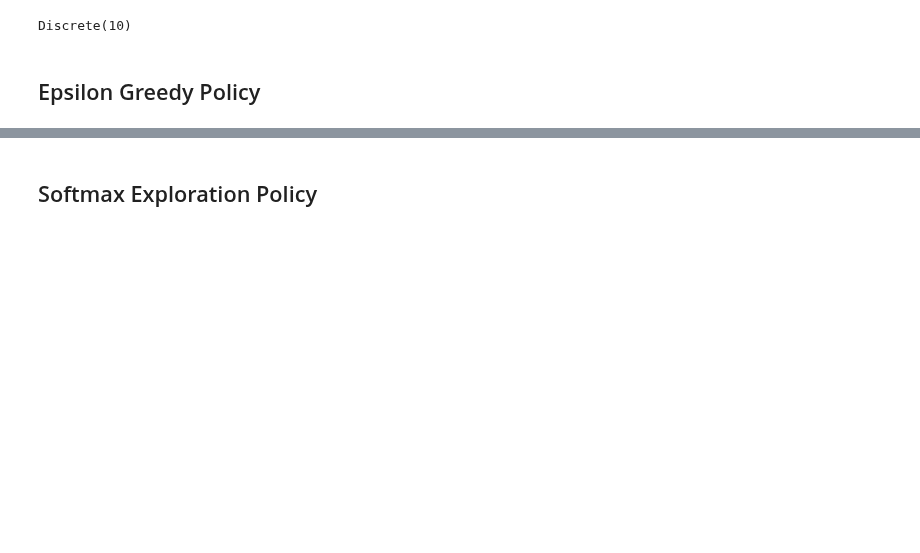
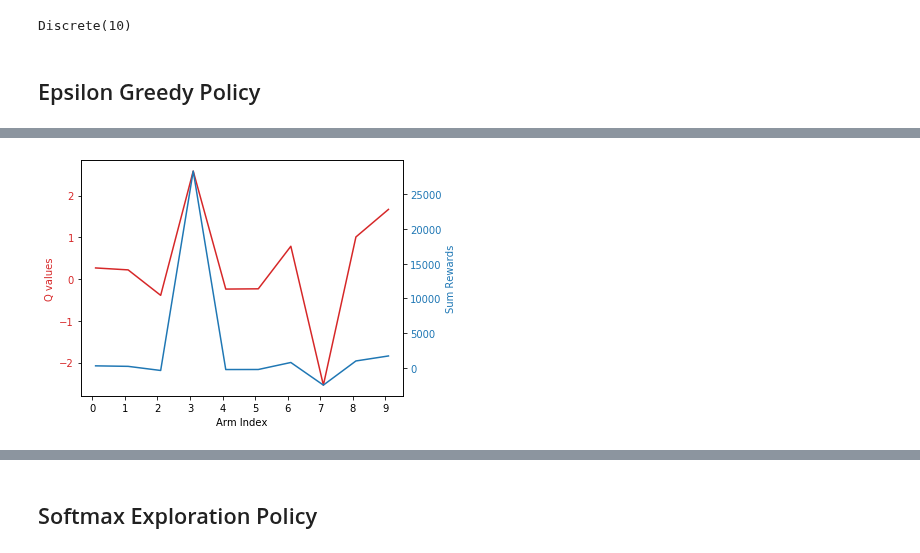
Before and after one commit to EeYeoKeat/Reinforcement-Learning, a Jupyter notebook: Multi-Armed_Bandit/Multi-Armed_Bandit_algorithms.ipynb, the cells around one changed output, grey strips where cells are left out. Cells and saved outputs as stored; diff of their text form; code cells hidden in the pictures; blank space fills up the shorter version.

```diff
--- a/Multi-Armed_Bandit/Multi-Armed_Bandit_algorithms.ipynb
+++ b/Multi-Armed_Bandit/Multi-Armed_Bandit_algorithms.ipynb
@@ -84,11 +70,15 @@ class EpsilonGreedyPolicy:
 # %%
 num_epochs = 20000
 epsilon_greedy_policy = EpsilonGreedyPolicy()
-epsilon_greedy_policy.pull_arm(num_epochs)
+epsilon_greedy_policy.pull_arm(num_epochs, 0.9)
 print()
-epsilon_greedy_policy.check_Q()
+Q_values = epsilon_greedy_policy.check_Q()
+print("The Q-values are:\n",Q_values)
 print()
-epsilon_greedy_policy.check_sum_rewards()
+rewards = epsilon_greedy_policy.check_sum_rewards()
+print("The rewards sum are:\n", rewards)
 print()
-epsilon_greedy_policy.check_arm_count()
+arm_count = epsilon_greedy_policy.check_arm_count()
+print("Counts of each arm:\n", arm_count)
+print()
 # %% [output]
@@ -111,0 +125,23 @@ epsilon_greedy_policy.plot_arm_count(epsilon_greedy_policy.count)
+# %%
+arm = np.arange(0.1, 10, 1)
+
+fig, ax1 = plt.subplots()
+
+color = 'tab:red'
+ax1.set_xlabel('Arm Index')
+ax1.set_ylabel('Q values', color=color)
+ax1.plot(arm, Q_values, color=color)
+ax1.tick_params(axis='y', labelcolor=color)
+
+ax2 = ax1.twinx()  # instantiate a second axes that shares the same x-axis
+
+color = 'tab:blue'
+ax2.set_ylabel('Sum Rewards', color=color)
+ax2.plot(arm, rewards, color=color)
+ax2.tick_params(axis='y', labelcolor=color)
+
+fig.tight_layout()
+plt.xticks(np.arange(0, 10, 1.0))
+plt.show()
+# %% [output]
+[figure, added]
```
Also changed, not shown: parts of 11 cells of this notebook.
